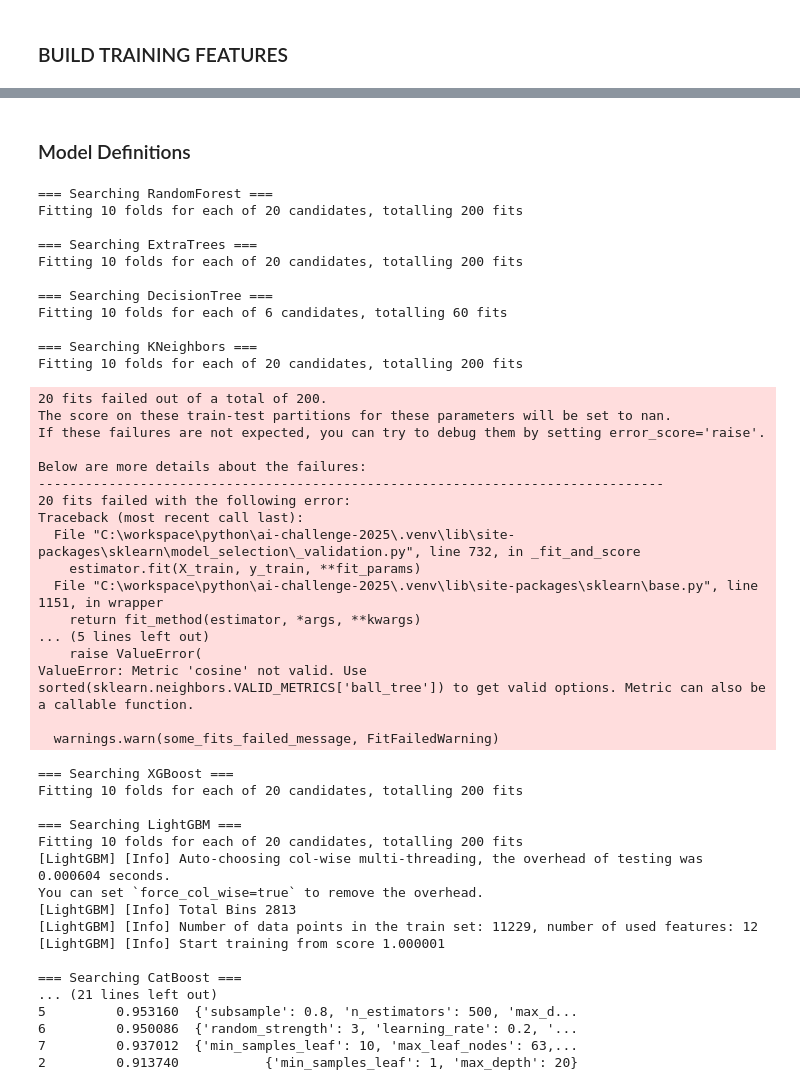
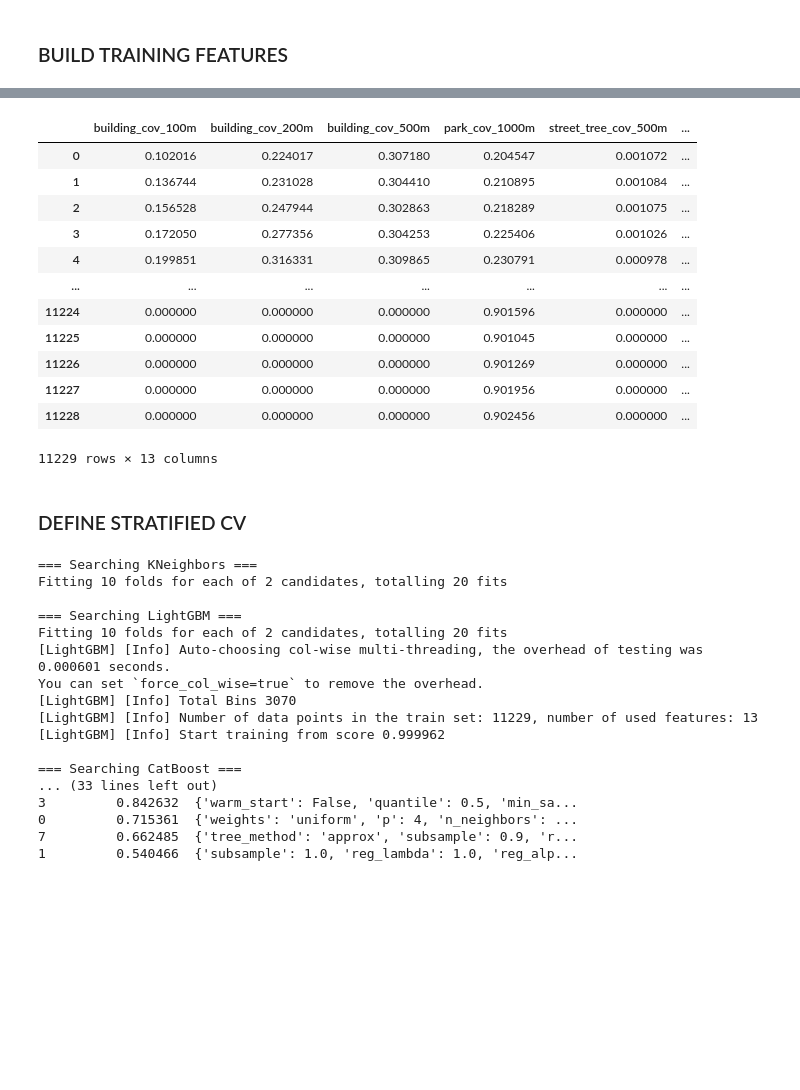
Before and after one commit to MegaKruk/uhi-ai-challenge-2025, a Jupyter notebook: UHI_Model.ipynb, the cells around one changed output, grey strips where cells are left out. Drawn from its saved outputs; the diff is of its cells as text; code cells hidden in the pictures; blank space fills up the shorter version.

```diff
--- a/UHI_Model.ipynb
+++ b/UHI_Model.ipynb
@@ -345,5 +553,21 @@ Final train feature shape: (11229, 12)
+# %%
+df_train_feat
+# %% [output]
+|  | building_cov_100m | building_cov_200m | building_cov_500m | park_cov_1000m | street_tree_cov_500m | ... |
+| 0 | 0.102016 | 0.224017 | 0.307180 | 0.204547 | 0.001072 | ... |
+| 1 | 0.136744 | 0.231028 | 0.304410 | 0.210895 | 0.001084 | ... |
+| 2 | 0.156528 | 0.247944 | 0.302863 | 0.218289 | 0.001075 | ... |
+| 3 | 0.172050 | 0.277356 | 0.304253 | 0.225406 | 0.001026 | ... |
+| 4 | 0.199851 | 0.316331 | 0.309865 | 0.230791 | 0.000978 | ... |
+| ... | ... | ... | ... | ... | ... | ... |
+| 11224 | 0.000000 | 0.000000 | 0.000000 | 0.901596 | 0.000000 | ... |
+| 11225 | 0.000000 | 0.000000 | 0.000000 | 0.901045 | 0.000000 | ... |
+| 11226 | 0.000000 | 0.000000 | 0.000000 | 0.901269 | 0.000000 | ... |
+| 11227 | 0.000000 | 0.000000 | 0.000000 | 0.901956 | 0.000000 | ... |
+| 11228 | 0.000000 | 0.000000 | 0.000000 | 0.902456 | 0.000000 | ... |
+11229 rows × 13 columns
 # %% [markdown]
-### Model Definitions
+### DEFINE STRATIFIED CV
 # %%
 def make_stratified_bins(target, n_bins=10):
     """Bin the continuous target into discrete intervals for use in 'StratifiedKFold'."""
@@ -436,7 +690,7 @@ models_and_params = {
     ),
 }
 # %%
-N_ITER = 20
+N_ITER = 2
 results = []
 
 for model_name, (model, param_grid) in models_and_params.items():
@@ -466,49 +720,21 @@ for model_name, (model, param_grid) in models_and_params.items():
 results_df = pd.DataFrame(results).sort_values(by="Best Score (CV)", ascending=False)
 print("\nFinal Cross-Val Results:\n", results_df)
 # %% [output]
-=== Searching RandomForest ===
-Fitting 10 folds for each of 20 candidates, totalling 200 fits
+=== Searching KNeighbors ===
+Fitting 10 folds for each of 2 candidates, totalling 20 fits
 
-=== Searching ExtraTrees ===
-Fitting 10 folds for each of 20 candidates, totalling 200 fits
+=== Searching LightGBM ===
+Fitting 10 folds for each of 2 candidates, totalling 20 fits
+[LightGBM] [Info] Auto-choosing col-wise multi-threading, the overhead of testing was 0.000601 seconds.
+You can set `force_col_wise=true` to remove the overhead.
+[LightGBM] [Info] Total Bins 3070
+[LightGBM] [Info] Number of data points in the train set: 11229, number of used features: 13
+[LightGBM] [Info] Start training from score 0.999962
 
-=== Searching DecisionTree ===
-Fitting 10 folds for each of 6 candidates, totalling 60 fits
-
-=== Searching KNeighbors ===
-Fitting 10 folds for each of 20 candidates, totalling 200 fits
+=== Searching CatBoost ===
+... (33 lines left out)
+3         0.842632  {'warm_start': False, 'quantile': 0.5, 'min_sa...
+0         0.715361  {'weights': 'uniform', 'p': 4, 'n_neighbors': ...
+7         0.662485  {'tree_method': 'approx', 'subsample': 0.9, 'r...
+1         0.540466  {'subsample': 1.0, 'reg_lambda': 1.0, 'reg_alp...
-20 fits failed out of a total of 200.
-The score on these train-test partitions for these parameters will be set to nan.
-If these failures are not expected, you can try to debug them by setting error_score='raise'.
-
-Below are more details about the failures:
---------------------------------------------------------------------------------
-20 fits failed with the following error:
-Traceback (most recent call last):
-  File "C:\workspace\python\ai-challenge-2025\.venv\lib\site-packages\sklearn\model_selection\_validation.py", line 732, in _fit_and_score
-    estimator.fit(X_train, y_train, **fit_params)
-  File "C:\workspace\python\ai-challenge-2025\.venv\lib\site-packages\sklearn\base.py", line 1151, in wrapper
-    return fit_method(estimator, *args, **kwargs)
-... (5 lines left out)
-    raise ValueError(
-ValueError: Metric 'cosine' not valid. Use sorted(sklearn.neighbors.VALID_METRICS['ball_tree']) to get valid options. Metric can also be a callable function.
-
-  warnings.warn(some_fits_failed_message, FitFailedWarning)
-=== Searching XGBoost ===
-Fitting 10 folds for each of 20 candidates, totalling 200 fits
-
-=== Searching LightGBM ===
-Fitting 10 folds for each of 20 candidates, totalling 200 fits
-[LightGBM] [Info] Auto-choosing col-wise multi-threading, the overhead of testing was 0.000604 seconds.
-You can set `force_col_wise=true` to remove the overhead.
-[LightGBM] [Info] Total Bins 2813
-[LightGBM] [Info] Number of data points in the train set: 11229, number of used features: 12
-[LightGBM] [Info] Start training from score 1.000001
-
-=== Searching CatBoost ===
-... (21 lines left out)
-5         0.953160  {'subsample': 0.8, 'n_estimators': 500, 'max_d...
-6         0.950086  {'random_strength': 3, 'learning_rate': 0.2, '...
-7         0.937012  {'min_samples_leaf': 10, 'max_leaf_nodes': 63,...
-2         0.913740           {'min_samples_leaf': 1, 'max_depth': 20}
 # %%
```
Also changed, not shown: parts of 46 cells of this notebook, 5 other files.
